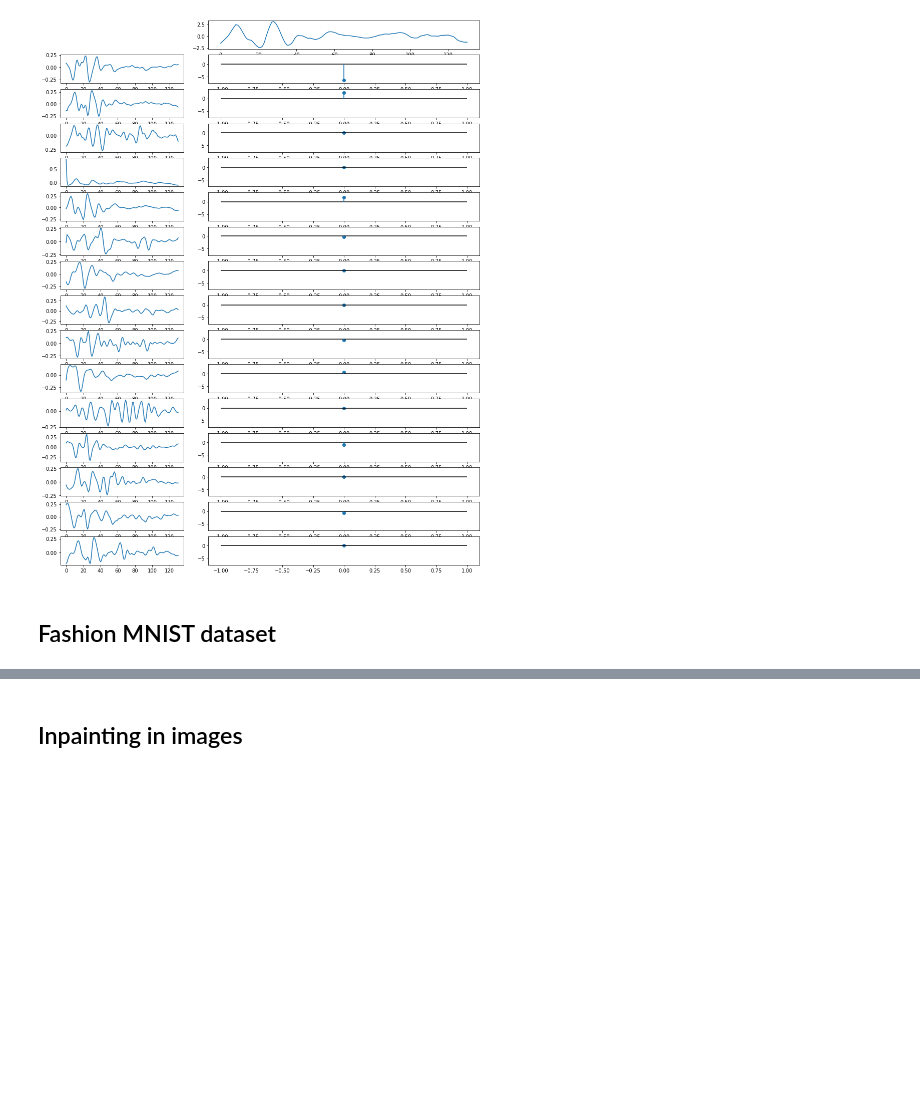
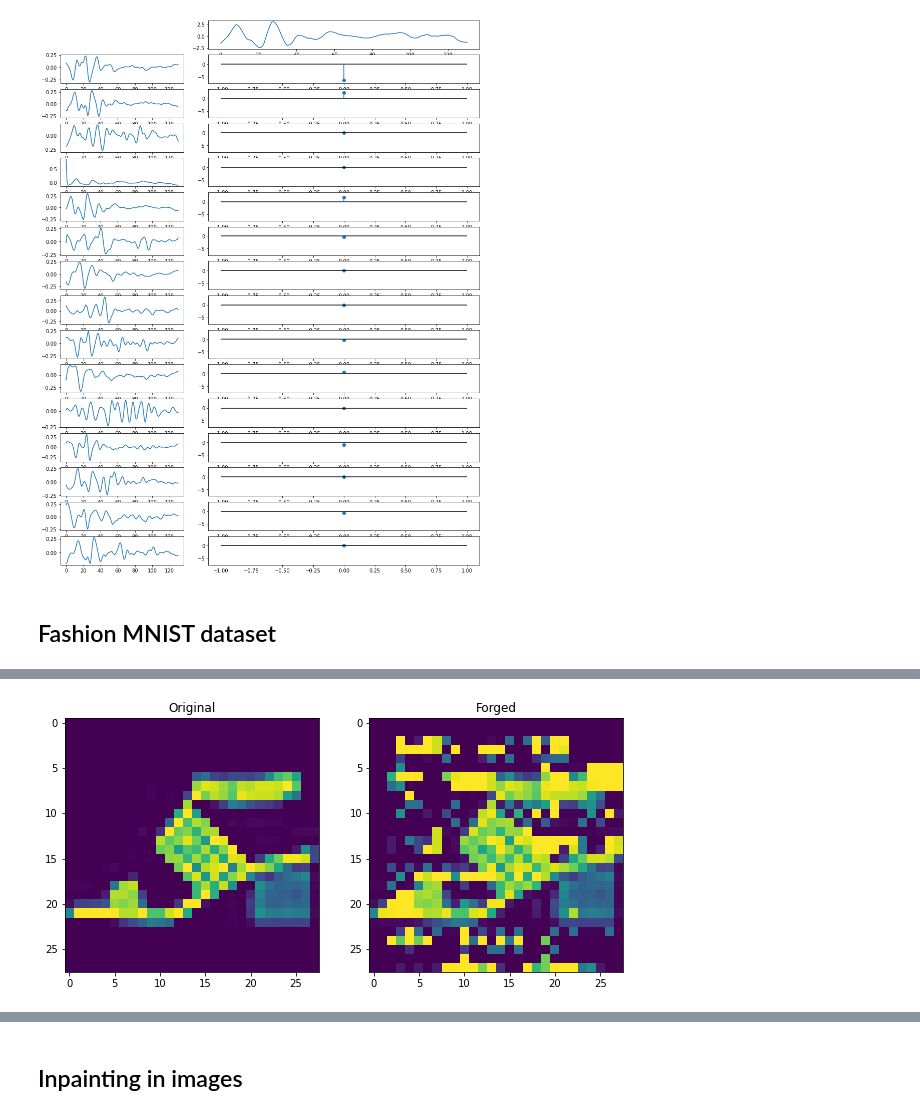
Before and after one commit to thomaschabal/OnlineDictionaryLearningForSparseCoding, a Jupyter notebook: main.ipynb, the cells around one changed output, grey strips where cells are left out. Cells and saved outputs as stored; diff of their text form; code cells hidden in the pictures; blank space fills up the shorter version.

```diff
--- a/main.ipynb
+++ b/main.ipynb
@@ -200,0 +239,4 @@ print(X_fashion.shape)
+# %%
+show_imgs([img, forged_image], ["Original", "Forged"], figsize=(10,10))
+# %% [output]
+[figure, added]
```
Also changed, not shown: parts of 14 cells of this notebook.
